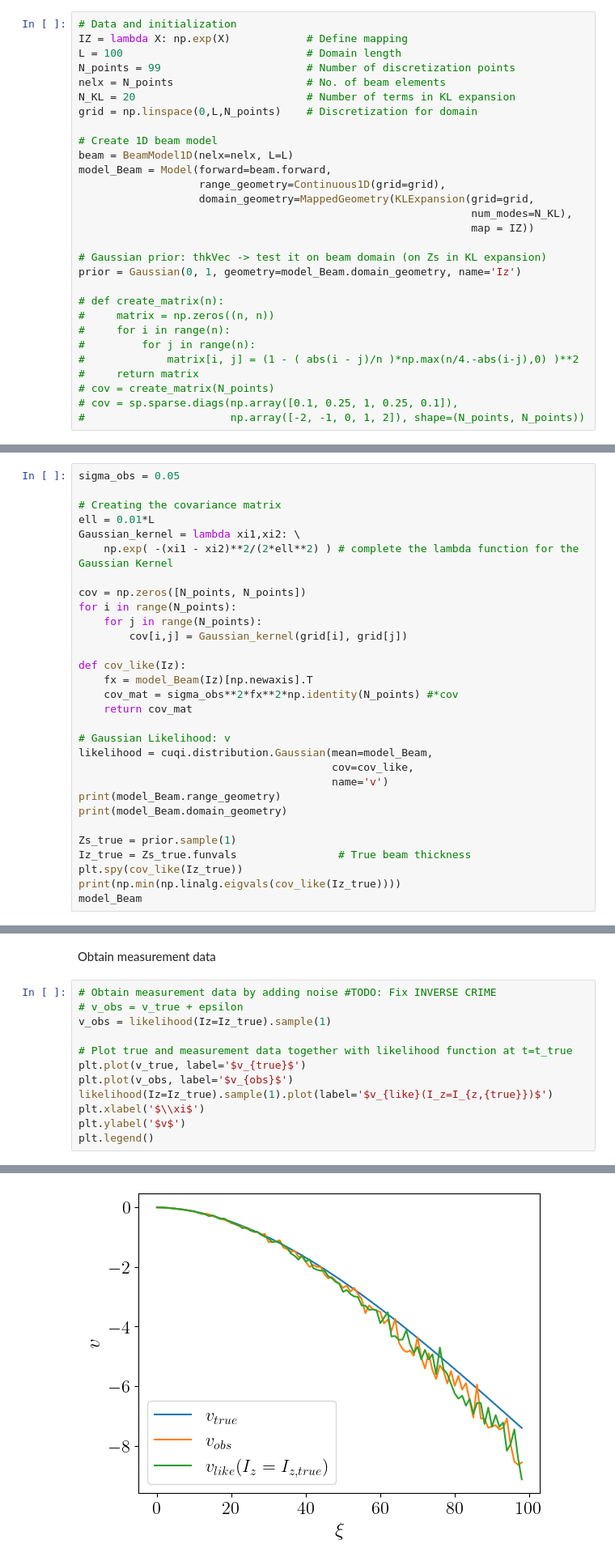
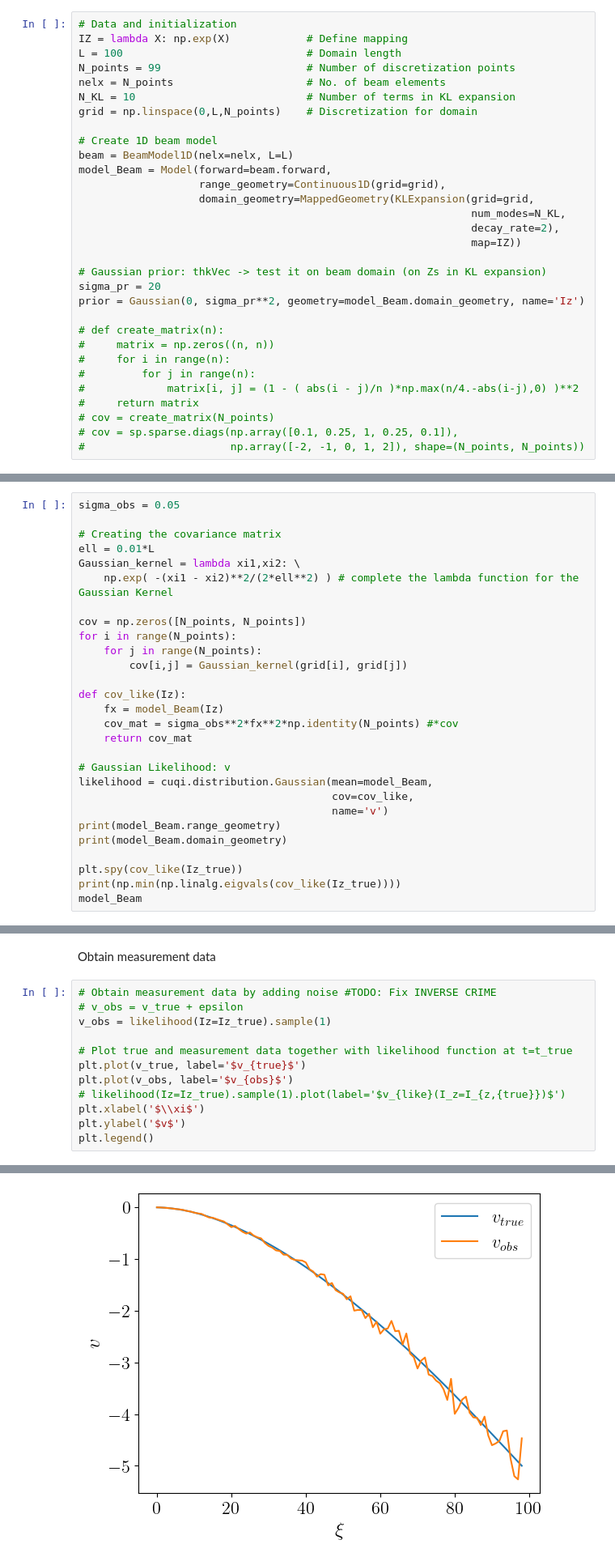
Before and after one commit to MarkusTHolm/BeamUQ, a Jupyter notebook: beamUQ.ipynb, the cells around one changed output, grey strips where cells are left out. Shown at 81% size. Cells and saved outputs as stored; diff of their text form.

```diff
--- a/beamUQ.ipynb
+++ b/beamUQ.ipynb
@@ -56,7 +58,7 @@ IZ = lambda X: np.exp(X)            # Define mapping
 L = 100                             # Domain length
 N_points = 99                       # Number of discretization points
 nelx = N_points                     # No. of beam elements
-N_KL = 20                           # Number of terms in KL expansion
+N_KL = 10                           # Number of terms in KL expansion
 grid = np.linspace(0,L,N_points)    # Discretization for domain
 
 # Create 1D beam model
@@ -64,11 +66,13 @@ beam = BeamModel1D(nelx=nelx, L=L)
 model_Beam = Model(forward=beam.forward,
                    range_geometry=Continuous1D(grid=grid),
                    domain_geometry=MappedGeometry(KLExpansion(grid=grid,
-                                                              num_modes=N_KL),
-                                                              map = IZ))
+                                                              num_modes=N_KL,
+                                                              decay_rate=2),
+                                                              map=IZ))
 
 # Gaussian prior: thkVec -> test it on beam domain (on Zs in KL expansion)
-prior = Gaussian(0, 1, geometry=model_Beam.domain_geometry, name='Iz')
+sigma_pr = 20
+prior = Gaussian(0, sigma_pr**2, geometry=model_Beam.domain_geometry, name='Iz')
 
 # def create_matrix(n):
 #     matrix = np.zeros((n, n))
@@ -105,7 +109,7 @@ for i in range(N_points):
         cov[i,j] = Gaussian_kernel(grid[i], grid[j])
 
 def cov_like(Iz):
-    fx = model_Beam(Iz)[np.newaxis].T
+    fx = model_Beam(Iz)
     cov_mat = sigma_obs**2*fx**2*np.identity(N_points) #*cov
     return cov_mat
 
@@ -116,8 +120,6 @@ likelihood = cuqi.distribution.Gaussian(mean=model_Beam,
 print(model_Beam.range_geometry)
 print(model_Beam.domain_geometry)
 
-Zs_true = prior.sample(1)
-Iz_true = Zs_true.funvals                # True beam thickness
 plt.spy(cov_like(Iz_true))
 print(np.min(np.linalg.eigvals(cov_like(Iz_true))))
 model_Beam
@@ -139,18 +141,18 @@ Obtain measurement data
 # %%
 # Obtain measurement data by adding noise #TODO: Fix INVERSE CRIME
 # v_obs = v_true + epsilon
 v_obs = likelihood(Iz=Iz_true).sample(1)
 
 # Plot true and measurement data together with likelihood function at t=t_true
 plt.plot(v_true, label='$v_{true}$')
 plt.plot(v_obs, label='$v_{obs}$')
-likelihood(Iz=Iz_true).sample(1).plot(label='$v_{like}(I_z=I_{z,{true}})$')
+# likelihood(Iz=Iz_true).sample(1).plot(label='$v_{like}(I_z=I_{z,{true}})$')
 plt.xlabel('$\\xi$')
 plt.ylabel('$v$')
 plt.legend()
 # %% [output]
 <matplotlib.legend.Legend at 0x...>
-[figure, old version]
+[figure, new version]
 # %% [markdown]
 Define posterior model
 # %%
```
Also changed, not shown: parts of 11 cells of this notebook, 3 other files.
